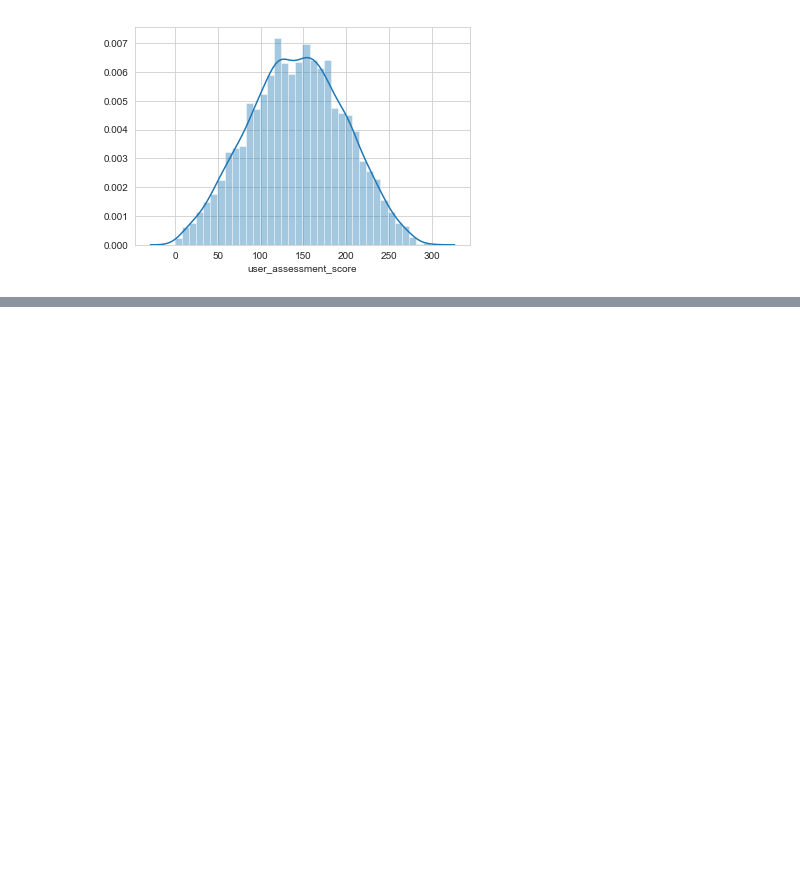
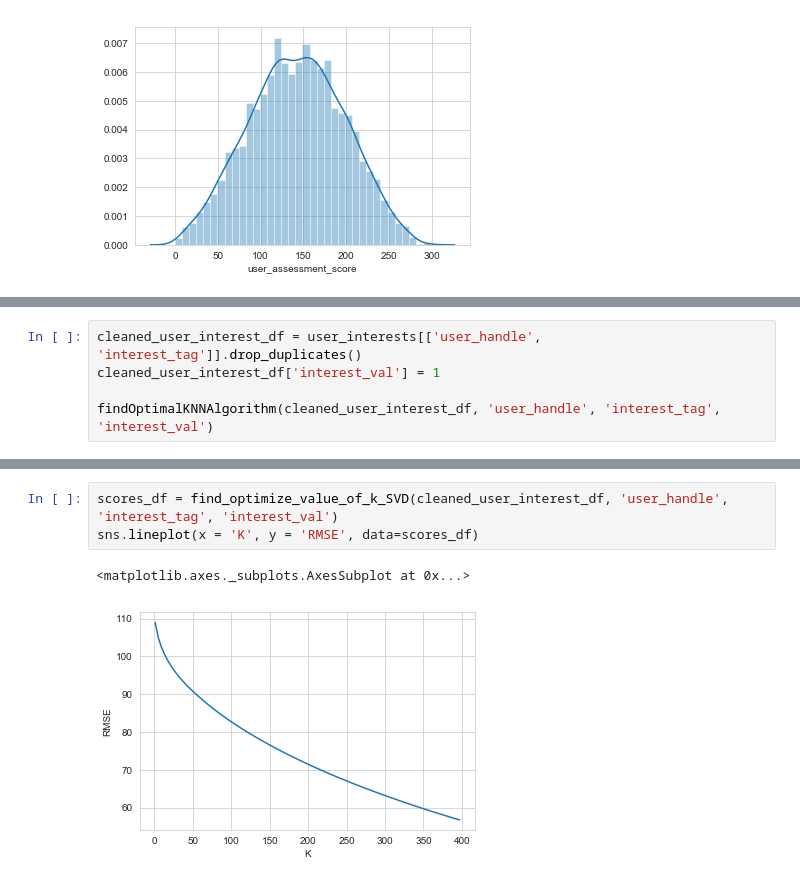
Before and after one commit to amandeepfj/MachineLearningProject, a Jupyter notebook: Data Understanding/DataUnderstanding.ipynb, the cells around one changed output, grey strips where cells are left out. Saved outputs shown, nothing was run; the diff lists cells and outputs as text; blank space fills up the shorter version.

```diff
--- a/Data Understanding/DataUnderstanding.ipynb
+++ b/Data Understanding/DataUnderstanding.ipynb
@@ -425,0 +673,5 @@ similarity_measure.get_cosine_similar_users('1221')
+# %%
+cleaned_user_interest_df = user_interests[['user_handle', 'interest_tag']].drop_duplicates()
+cleaned_user_interest_df['interest_val'] = 1
+
+findOptimalKNNAlgorithm(cleaned_user_interest_df, 'user_handle', 'interest_tag', 'interest_val')
@@ -425,0 +793,6 @@ similarity_measure.get_cosine_similar_users('1221')
+# %%
+scores_df = find_optimize_value_of_k_SVD(cleaned_user_interest_df, 'user_handle', 'interest_tag', 'interest_val')
+sns.lineplot(x = 'K', y = 'RMSE', data=scores_df)
+# %% [output]
+<matplotlib.axes._subplots.AxesSubplot at 0x...>
+[figure, added]
```
Also changed, not shown: parts of 55 cells of this notebook.
